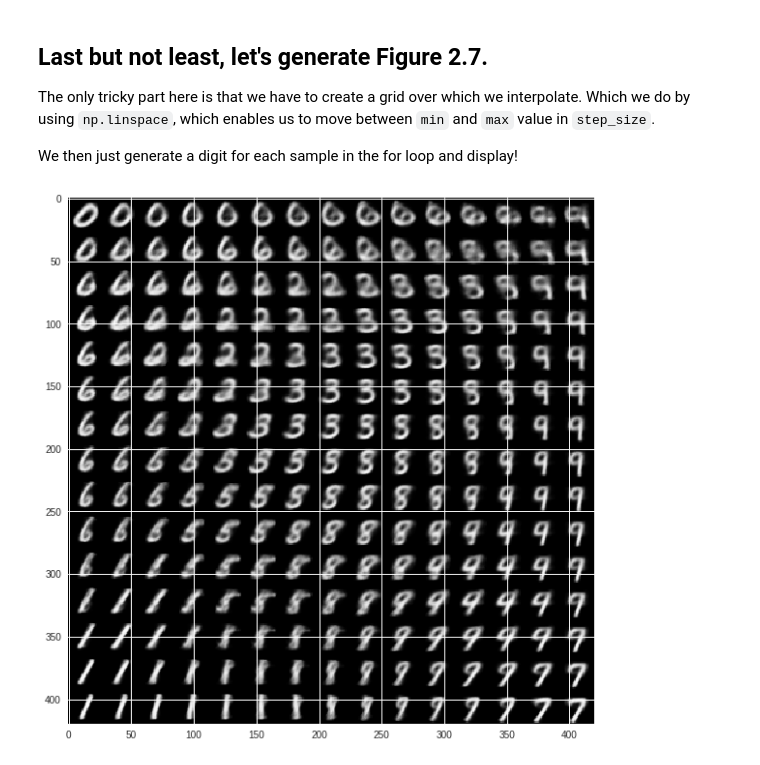
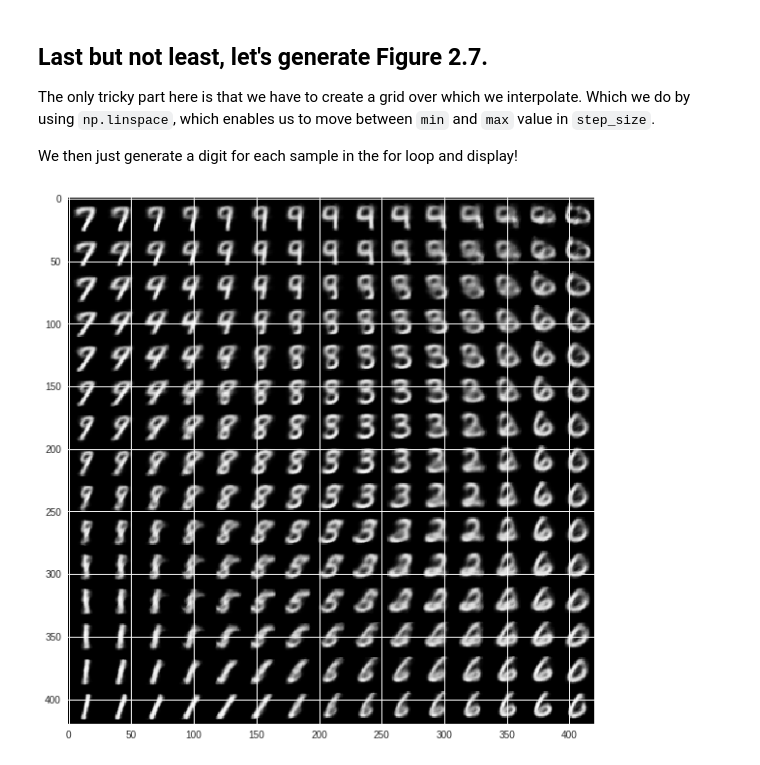
Before and after one commit to GANs-in-Action/gans-in-action, a Jupyter notebook: chapter-2/Chapter_2_Autoencoder.ipynb, the cells around one changed output. Drawn from its saved outputs; the diff is of its cells as text; code cells hidden in the pictures.

```diff
--- a/chapter-2/Chapter_2_Autoencoder.ipynb
+++ b/chapter-2/Chapter_2_Autoencoder.ipynb
@@ -91,0 +118,10 @@ x_decoded_mean = decoder_mean(h_decoded)
+# %%
+# Input to the decoder
+input_decoder = Input(shape=(latent_dim,), name="decoder_input")
+# taking the latent space to intermediate dimension
+decoder_h = Dense(intermediate_dim, activation='relu', name="decoder_h")(input_decoder)
+# getting the mean from the original dimension
+x_decoded = Dense(original_dim, activation='sigmoid', name="flat_decoded")(decoder_h)
+# defining the decoder as a keras model
+decoder = Model(input_decoder, x_decoded, name="decoder")
+decoder.summary()
@@ -196,31 +259,25 @@ The only tricky part here is that we have to create a grid over which we interpo
 
 We then just generate a digit for each sample in the for loop and display!
 # %%
-# build a digit generator that can sample from the learned distribution
-decoder_input = Input(shape=(latent_dim,))
-_h_decoded = decoder_h(decoder_input)
-_x_decoded_mean = decoder_mean(_h_decoded)
-generator = Model(decoder_input, _x_decoded_mean)
-
 # display a 2D manifold of the digits
 n = 15  # figure with 15x15 digits
 digit_size = 28
 figure = np.zeros((digit_size * n, digit_size * n))
 # linearly spaced coordinates on the unit square were transformed through the inverse CDF (ppf) of the Gaussian
 # to produce values of the latent variables z, since the prior of the latent space is Gaussian
 grid_x = norm.ppf(np.linspace(0.05, 0.95, n))
 grid_y = norm.ppf(np.linspace(0.05, 0.95, n))
 
 for i, yi in enumerate(grid_x):
     for j, xi in enumerate(grid_y):
         z_sample = np.array([[xi, yi]])
-        x_decoded = generator.predict(z_sample)
+        x_decoded = decoder.predict(z_sample)
         digit = x_decoded[0].reshape(digit_size, digit_size)
         figure[i * digit_size: (i + 1) * digit_size,
                j * digit_size: (j + 1) * digit_size] = digit
 
 plt.figure(figsize=(10, 10))
 plt.imshow(figure, cmap='Greys_r')
 plt.show()
 # %% [output]
-[figure, old version]
+[figure, new version]
```
Also changed, not shown: parts of 16 cells of this notebook.
